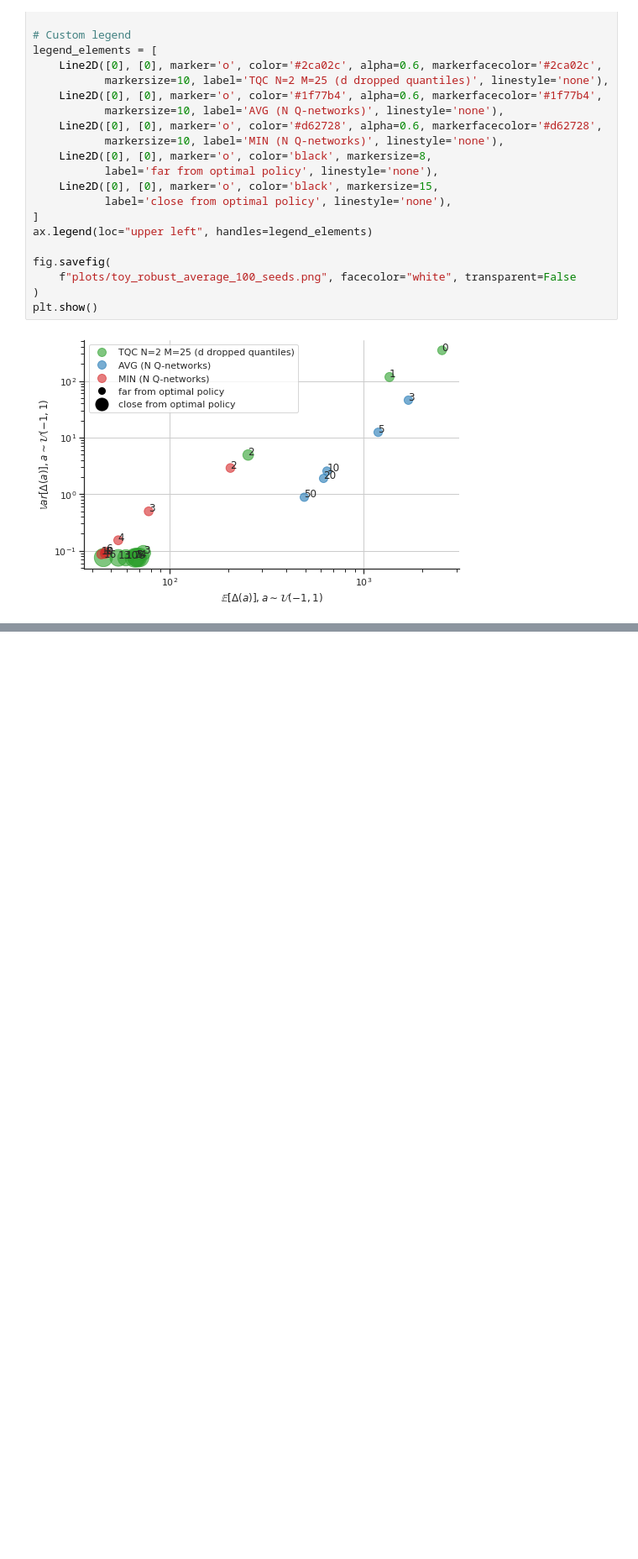
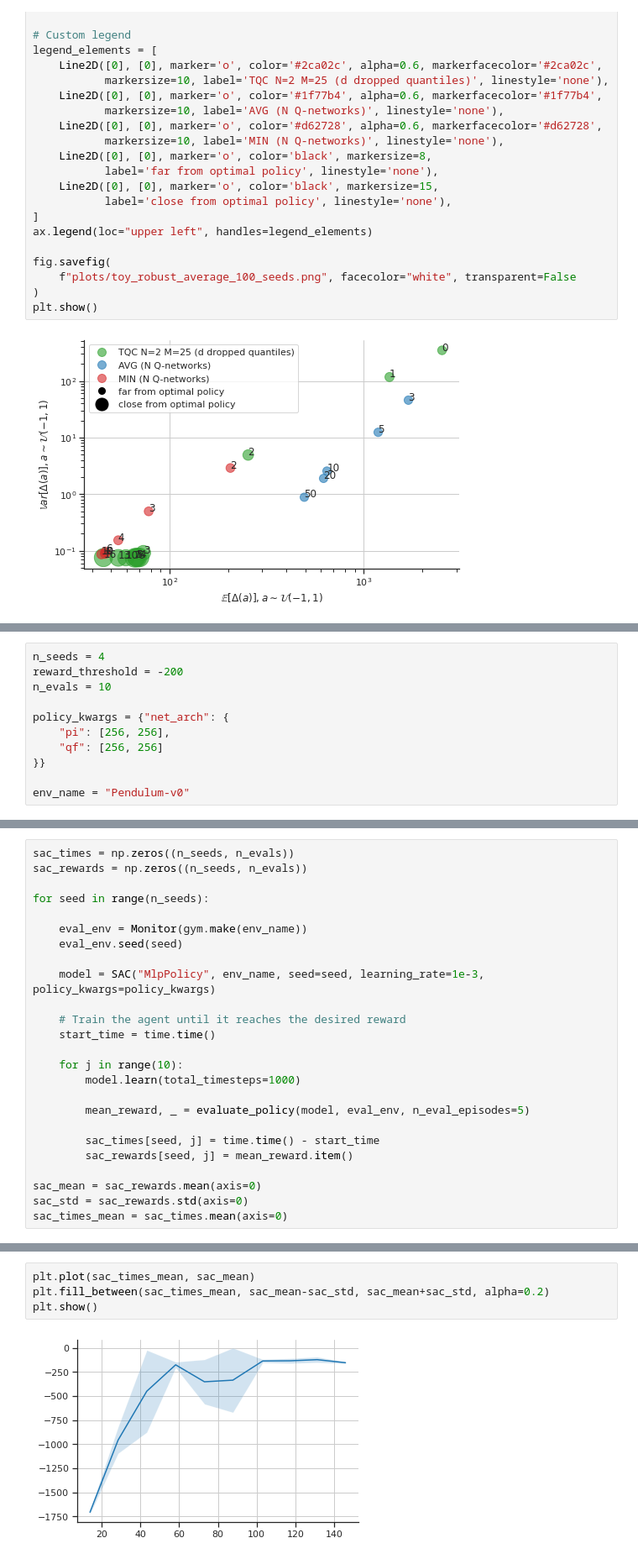
Before and after one commit to julesdubr/iar_tqc, a Jupyter notebook: plot.ipynb, the cells around one changed output, grey strips where cells are left out. Shown at 84% size. Cells and saved outputs as stored; diff of their text form; blank space fills up the shorter version.

Commit message:
preparing for performance over time

```diff
--- a/plot.ipynb
+++ b/plot.ipynb
@@ -482,0 +496,11 @@ plt.show()
+# %%
+n_seeds = 4
+reward_threshold = -200
+n_evals = 10
+
+policy_kwargs = {"net_arch": {
+    "pi": [256, 256],
+    "qf": [256, 256]
+}}
+
+env_name = "Pendulum-v0"
@@ -482,0 +509,25 @@ plt.show()
+# %%
+sac_times = np.zeros((n_seeds, n_evals))
+sac_rewards = np.zeros((n_seeds, n_evals))
+
+for seed in range(n_seeds):
+
+    eval_env = Monitor(gym.make(env_name))
+    eval_env.seed(seed)
+
+    model = SAC("MlpPolicy", env_name, seed=seed, learning_rate=1e-3, policy_kwargs=policy_kwargs)
+
+    # Train the agent until it reaches the desired reward
+    start_time = time.time()
+
+    for j in range(10):
+        model.learn(total_timesteps=1000)
+
+        mean_reward, _ = evaluate_policy(model, eval_env, n_eval_episodes=5)
+
+        sac_times[seed, j] = time.time() - start_time
+        sac_rewards[seed, j] = mean_reward.item()
+
+sac_mean = sac_rewards.mean(axis=0)
+sac_std = sac_rewards.std(axis=0)
+sac_times_mean = sac_times.mean(axis=0)
@@ -482,0 +623,6 @@ plt.show()
+# %%
+plt.plot(sac_times_mean, sac_mean)
+plt.fill_between(sac_times_mean, sac_mean-sac_std, sac_mean+sac_std, alpha=0.2)
+plt.show()
+# %% [output]
+[figure, added]
```
Also changed, not shown: parts of 8 cells of this notebook.
